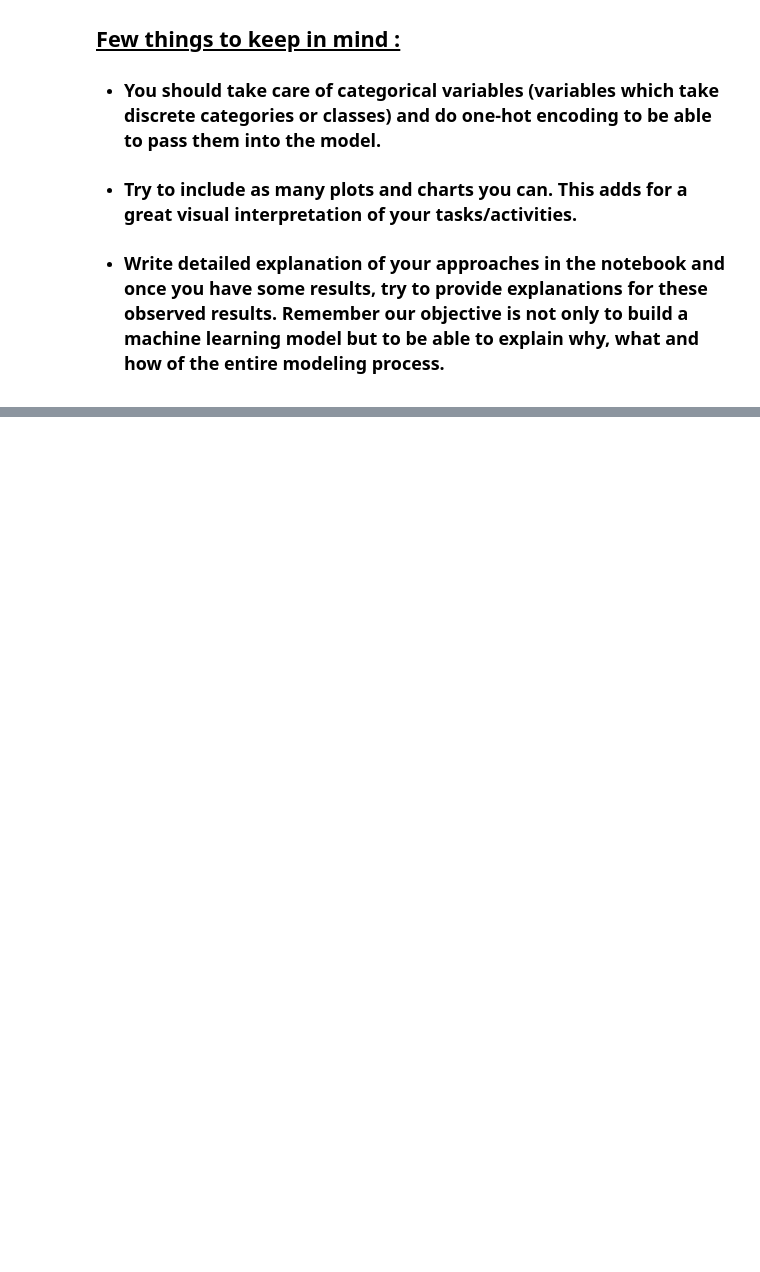
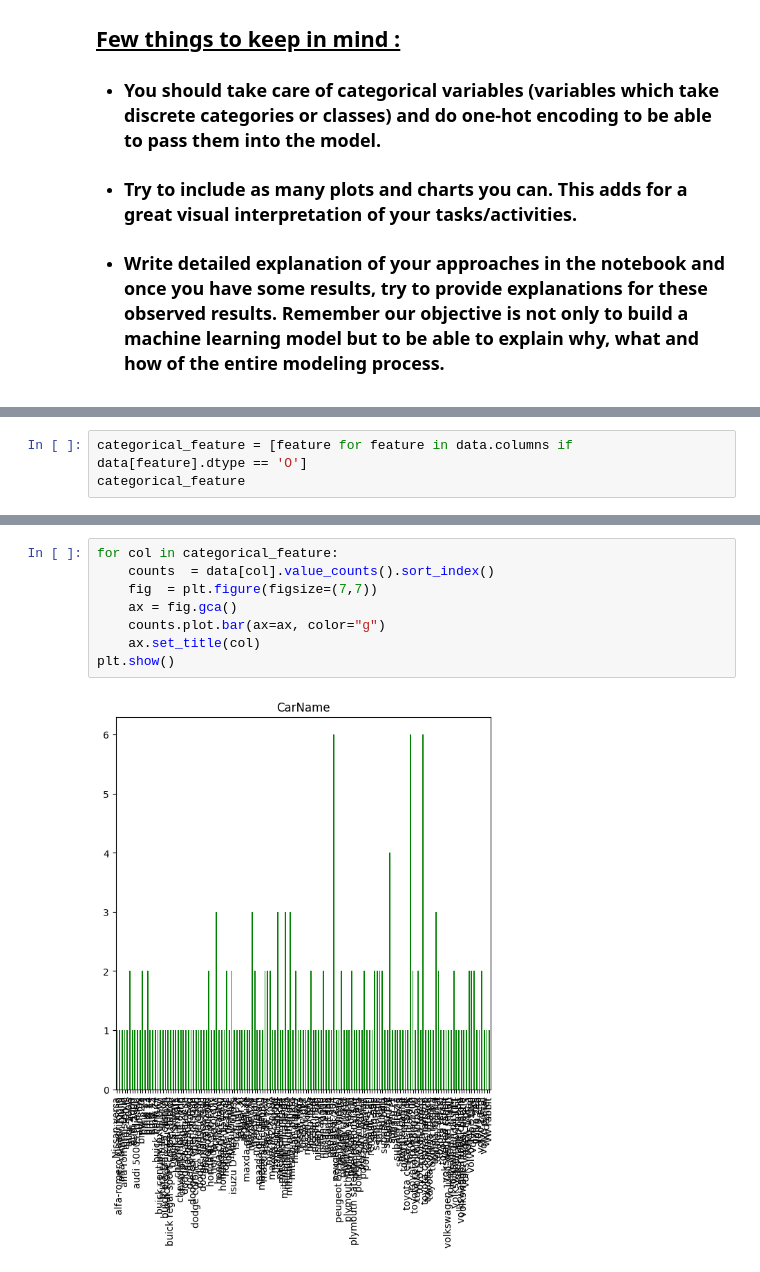
Before and after one commit to syedsajjadaskari/MachineLearning, a Jupyter notebook: Project/Car_dekho_project.ipynb, the cells around one changed output, grey strips where cells are left out. Drawn from its saved outputs; the diff is of its cells as text; blank space fills up the shorter version.

```diff
--- a/Project/Car_dekho_project.ipynb
+++ b/Project/Car_dekho_project.ipynb
@@ -20,0 +162,3 @@ import pandas as pd
+# %%
+categorical_feature = [feature for feature in data.columns if data[feature].dtype == 'O']
+categorical_feature
@@ -20,0 +176,10 @@ import pandas as pd
+# %%
+for col in categorical_feature:
+    counts  = data[col].value_counts().sort_index()
+    fig  = plt.figure(figsize=(7,7))
+    ax = fig.gca()
+    counts.plot.bar(ax=ax, color="g")
+    ax.set_title(col)
+plt.show()
+# %% [output]
+[figure, added]
```
Also changed, not shown: parts of 23 cells of this notebook.
